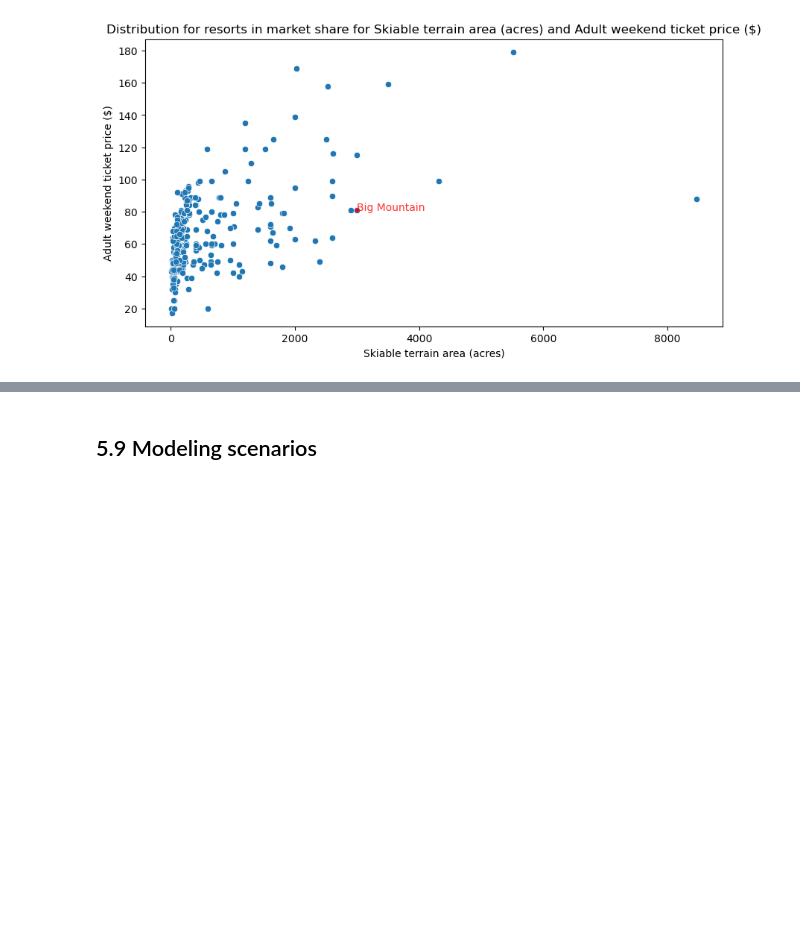
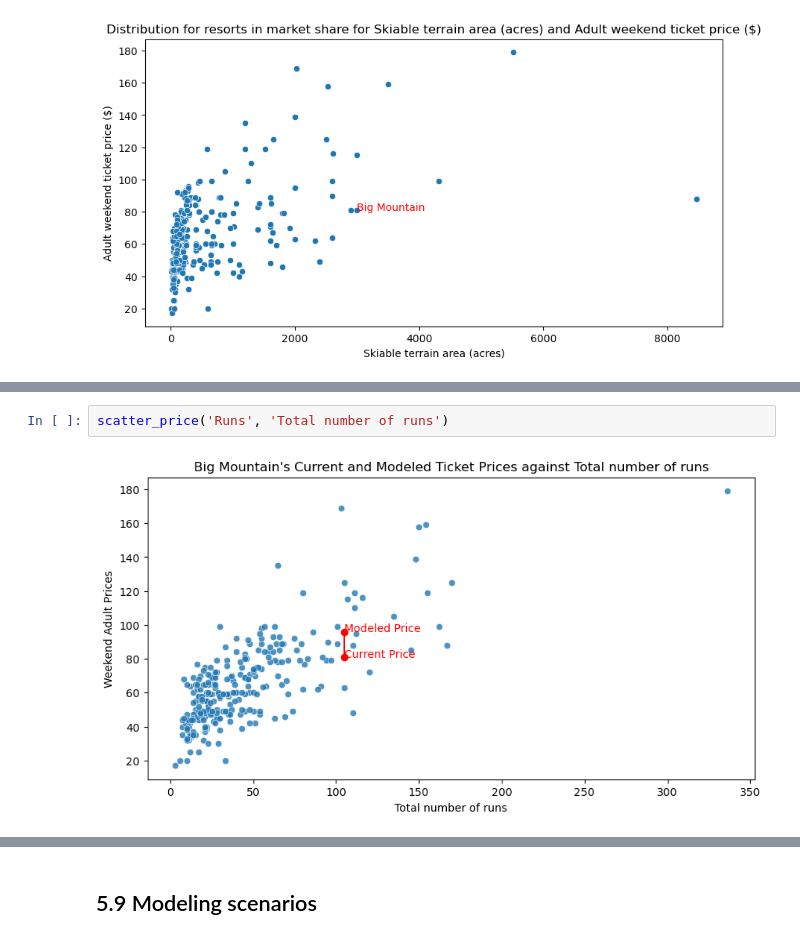
Before and after one commit to msc2106/DataScienceGuidedCapstone, a Jupyter notebook: Notebooks/05_modeling.ipynb, the cells around one changed output, grey strips where cells are left out. Drawn from its saved outputs; the diff is of its cells as text; blank space fills up the shorter version.

```diff
--- a/Notebooks/05_modeling.ipynb
+++ b/Notebooks/05_modeling.ipynb
@@ -292,0 +351,4 @@ plt.show()
+# %%
+scatter_price('Runs', 'Total number of runs')
+# %% [output]
+[figure, added]
```
Also changed, not shown: parts of 4 cells of this notebook, 3 other files.
